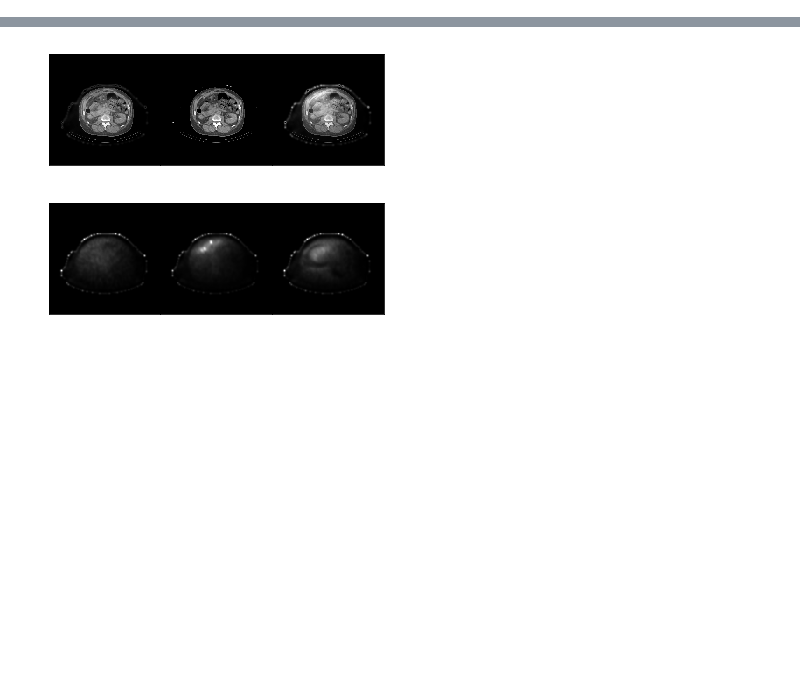
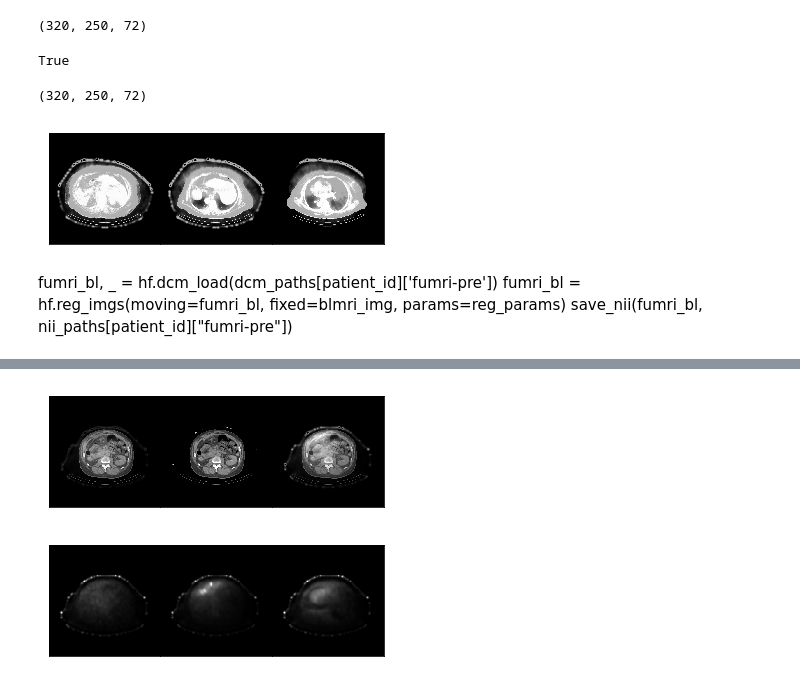
Before and after one commit to clintonjwang/cancer-staging, a Jupyter notebook: main.ipynb, the cells around one changed output, grey strips where cells are left out. Drawn from its saved outputs; the diff is of its cells as text; code cells hidden in the pictures; blank space fills up the shorter version.

```diff
--- a/main.ipynb
+++ b/main.ipynb
@@ -101,2 +0,0 @@ Found elastix version: 4.800 in 'c:\\program files\\elastix_v4.8\\elastix.exe'
-# %%
-masked_spect = hf.apply_mask(spect_img_reg, )
@@ -112,0 +121,11 @@ save_nii(spect_img_reg, nii_paths["spect"])
+# %%
+x,_ = hf.ni_load(base_dir+"spect-reg.nii")
+x.shape
+# %% [output]
+(320, 250, 72)
+# %%
+reg_niis("blmri-art", "ct", nii_paths[patient_id], fixed_img=blmri_art, overwrite=True)
+# %% [output]
+True
+# %%
+test, _ = hf.ni_load("test.nii")
@@ -112,0 +134,12 @@ save_nii(spect_img_reg, nii_paths["spect"])
+# %%
+test.shape
+# %% [output]
+(320, 250, 72)
+# %%
+hf.plot_section_auto(test)
+# %% [output]
+[figure, added]
+# %% [markdown]
+fumri_bl, _ = hf.dcm_load(dcm_paths[patient_id]['fumri-pre'])
+fumri_bl = hf.reg_imgs(moving=fumri_bl, fixed=blmri_img, params=reg_params)
+save_nii(fumri_bl, nii_paths[patient_id]["fumri-pre"])
```
Also changed, not shown: parts of 33 cells of this notebook, 4 other files.
